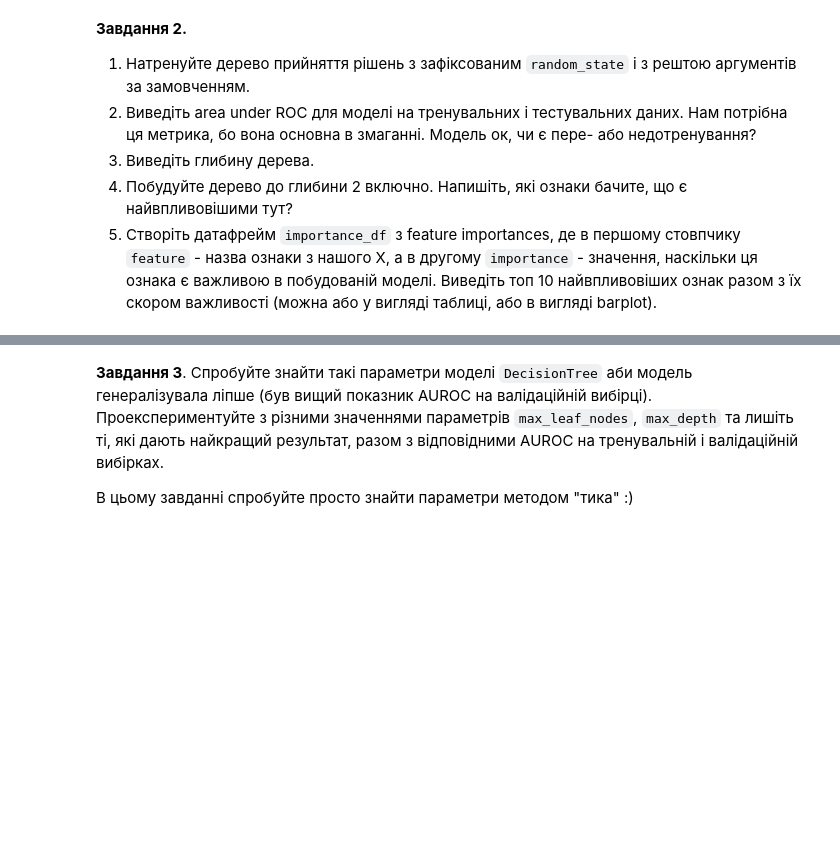
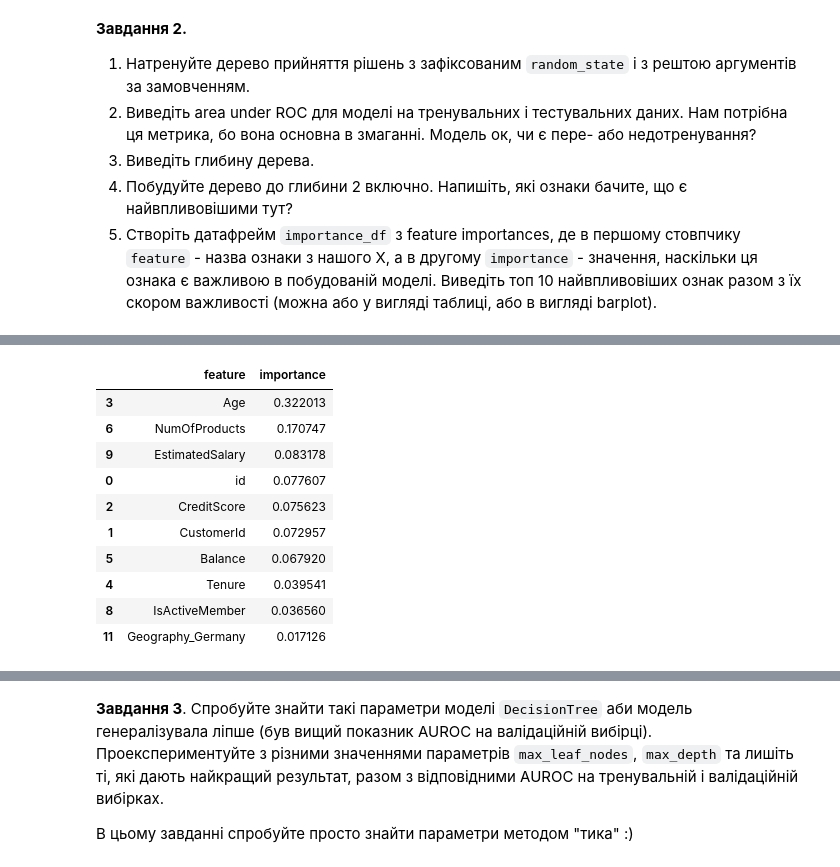
Before and after one commit to LiubovRev/Fake-News-Detector, a Jupyter notebook: decision_trees/HW_2_3_Дерева_прийняття_рішень.ipynb, the cells around one changed output, grey strips where cells are left out. Cells and saved outputs as stored; diff of their text form; code cells hidden in the pictures; blank space fills up the shorter version.

```diff
--- a/decision_trees/HW_2_3_Дерева_прийняття_рішень.ipynb
+++ b/decision_trees/HW_2_3_Дерева_прийняття_рішень.ipynb
@@ -43,0 +122,14 @@
+# %%
+importance_df.head(10)
+# %% [output]
+|  | feature | importance |
+| 3 | Age | 0.322013 |
+| 6 | NumOfProducts | 0.170747 |
+| 9 | EstimatedSalary | 0.083178 |
+| 0 | id | 0.077607 |
+| 2 | CreditScore | 0.075623 |
+| 1 | CustomerId | 0.072957 |
+| 5 | Balance | 0.067920 |
+| 4 | Tenure | 0.039541 |
+| 8 | IsActiveMember | 0.036560 |
+| 11 | Geography_Germany | 0.017126 |
```
Also changed, not shown: parts of 24 cells of this notebook, 4 other files.
